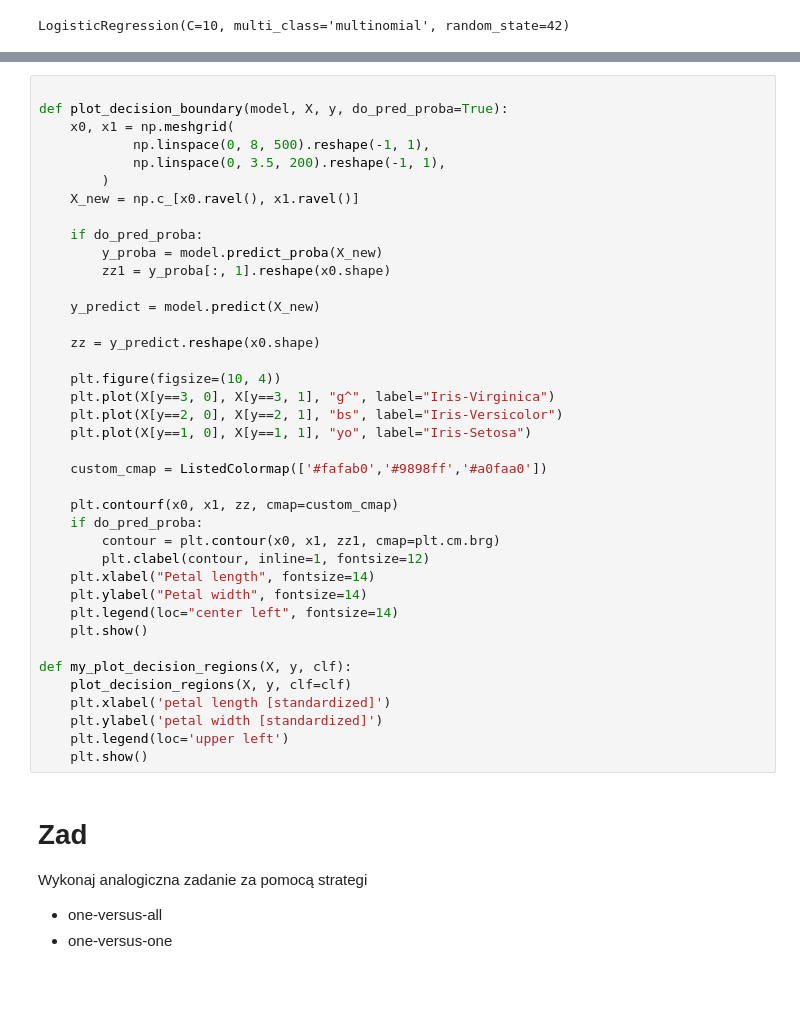
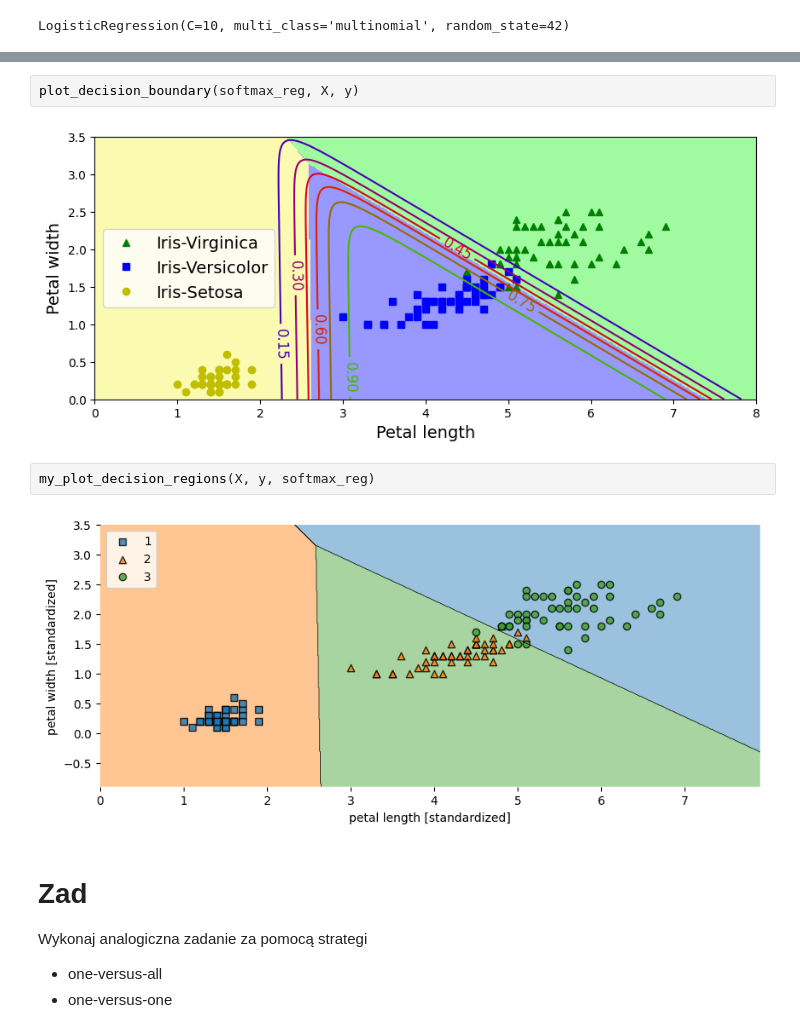
Before and after one commit to KrystianJachna/AI, a Jupyter notebook: cw7/AD_Z07_H_Softmax_Regression.ipynb, the cells around one changed output, grey strips where cells are left out. Saved outputs shown, nothing was run; the diff lists cells and outputs as text; blank space fills up the shorter version.

```diff
--- a/cw7/AD_Z07_H_Softmax_Regression.ipynb
+++ b/cw7/AD_Z07_H_Softmax_Regression.ipynb
@@ -72,42 +72,11 @@ plt.show()
-# %%
-
-def plot_decision_boundary(model, X, y, do_pred_proba=True):
-    x0, x1 = np.meshgrid(
-            np.linspace(0, 8, 500).reshape(-1, 1),
-            np.linspace(0, 3.5, 200).reshape(-1, 1),
-        )
-    X_new = np.c_[x0.ravel(), x1.ravel()]
-
-    if do_pred_proba:
-        y_proba = model.predict_proba(X_new)
-        zz1 = y_proba[:, 1].reshape(x0.shape)
-
-    y_predict = model.predict(X_new)
-
-    zz = y_predict.reshape(x0.shape)
-
-    plt.figure(figsize=(10, 4))
-    plt.plot(X[y==3, 0], X[y==3, 1], "g^", label="Iris-Virginica")
-    plt.plot(X[y==2, 0], X[y==2, 1], "bs", label="Iris-Versicolor")
-    plt.plot(X[y==1, 0], X[y==1, 1], "yo", label="Iris-Setosa")
-
-    custom_cmap = ListedColormap(['#fafab0','#9898ff','#a0faa0'])
-
-    plt.contourf(x0, x1, zz, cmap=custom_cmap)
-    if do_pred_proba:
-        contour = plt.contour(x0, x1, zz1, cmap=plt.cm.brg)
-        plt.clabel(contour, inline=1, fontsize=12)
-    plt.xlabel("Petal length", fontsize=14)
-    plt.ylabel("Petal width", fontsize=14)
-    plt.legend(loc="center left", fontsize=14)
-    plt.show()
-
-def my_plot_decision_regions(X, y, clf):
-    plot_decision_regions(X, y, clf=clf)
-    plt.xlabel('petal length [standardized]')
-    plt.ylabel('petal width [standardized]')
-    plt.legend(loc='upper left')
-    plt.show()
+# %%
+plot_decision_boundary(softmax_reg, X, y)
+# %% [output]
+[figure, added]
+# %%
+my_plot_decision_regions(X, y, softmax_reg)
+# %% [output]
+[figure, added]
 # %% [markdown]
 # Zad
 
```
Also changed, not shown: parts of 7 cells of this notebook, 7 other files.
